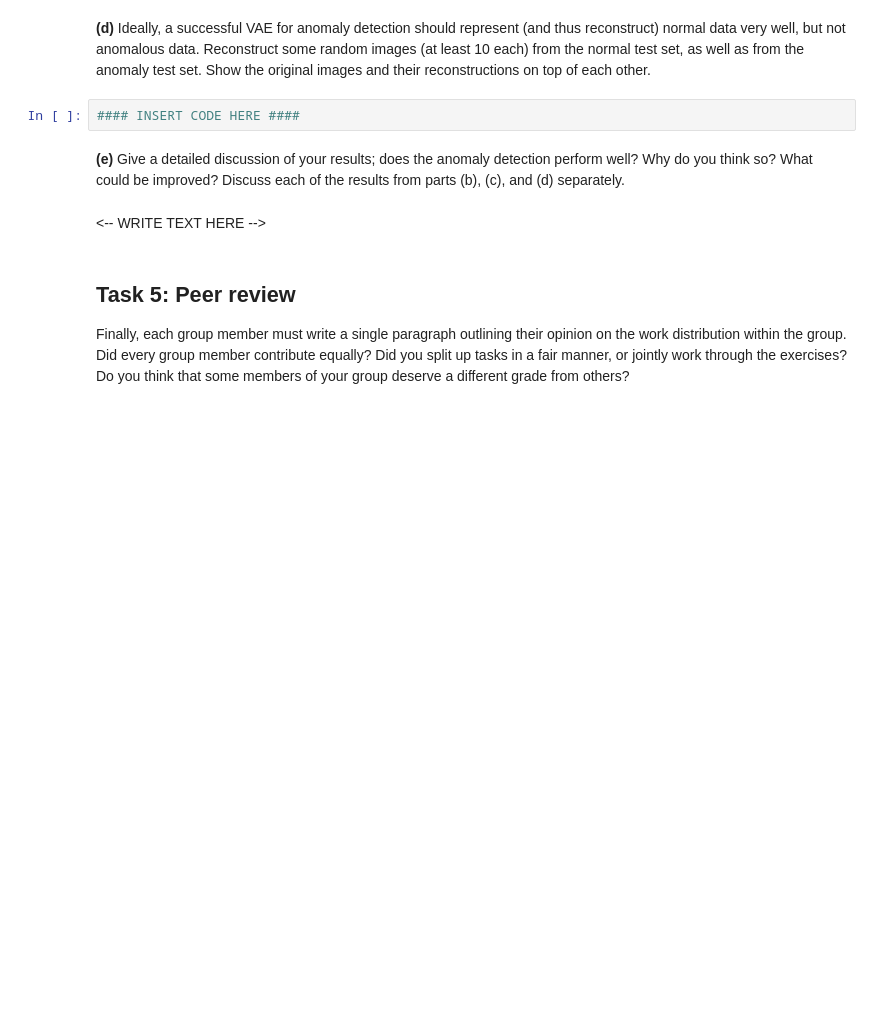
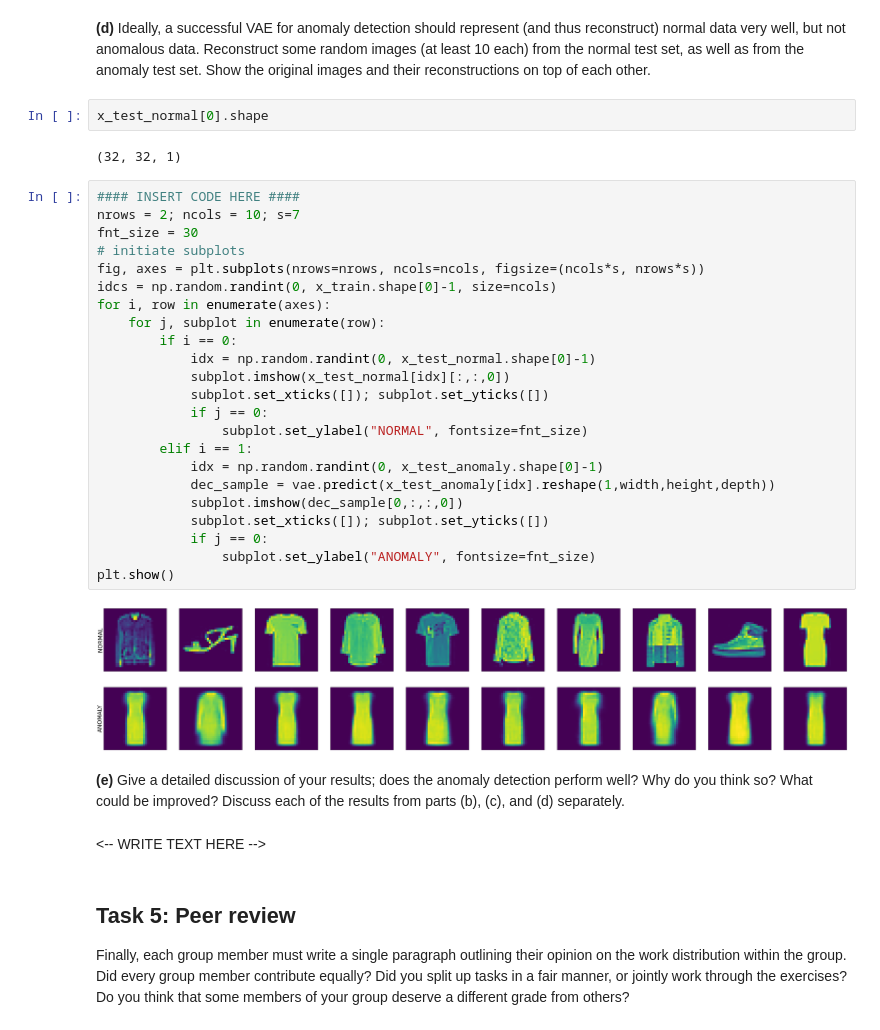
Before and after one commit to Joriswillems/deeplearning, a Jupyter notebook: assignment4/Assignment_4_82.ipynb, the cells around one changed output. Cells and saved outputs as stored; diff of their text form; blank space fills up the shorter version.

```diff
--- a/assignment4/Assignment_4_82.ipynb
+++ b/assignment4/Assignment_4_82.ipynb
@@ -357,7 +388,34 @@ plt.legend()
 # %% [markdown]
 **(d)** Ideally, a successful VAE for anomaly detection should represent (and thus reconstruct) normal data very well, but not anomalous data. Reconstruct some random images (at least 10 each) from the normal test set, as well as from the anomaly test set. Show the original images and their reconstructions on top of each other.
-# %%
-#### INSERT CODE HERE ####
+# %%
+x_test_normal[0].shape
+# %% [output]
+(32, 32, 1)
+# %%
+#### INSERT CODE HERE ####
+nrows = 2; ncols = 10; s=7
+fnt_size = 30
+# initiate subplots
+fig, axes = plt.subplots(nrows=nrows, ncols=ncols, figsize=(ncols*s, nrows*s))
+idcs = np.random.randint(0, x_train.shape[0]-1, size=ncols)
+for i, row in enumerate(axes):
+    for j, subplot in enumerate(row):
+        if i == 0:
+            idx = np.random.randint(0, x_test_normal.shape[0]-1)
+            subplot.imshow(x_test_normal[idx][:,:,0])
+            subplot.set_xticks([]); subplot.set_yticks([])
+            if j == 0:
+                subplot.set_ylabel("NORMAL", fontsize=fnt_size)
+        elif i == 1:
+            idx = np.random.randint(0, x_test_anomaly.shape[0]-1)
+            dec_sample = vae.predict(x_test_anomaly[idx].reshape(1,width,height,depth))
+            subplot.imshow(dec_sample[0,:,:,0])
+            subplot.set_xticks([]); subplot.set_yticks([])
+            if j == 0:
+                subplot.set_ylabel("ANOMALY", fontsize=fnt_size)
+plt.show()
+# %% [output]
+[figure, added]
 # %% [markdown]
 **(e)** Give a detailed discussion of your results; does the anomaly detection perform well? Why do you think so? What could be improved? Discuss each of the results from parts (b), (c), and (d) separately.
 # %% [markdown]
```
Also changed, not shown: parts of 7 cells of this notebook.
